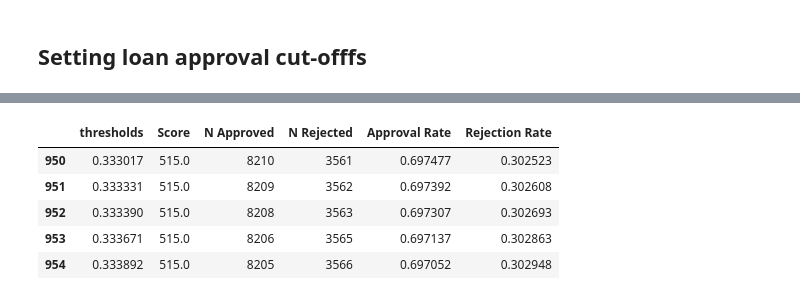
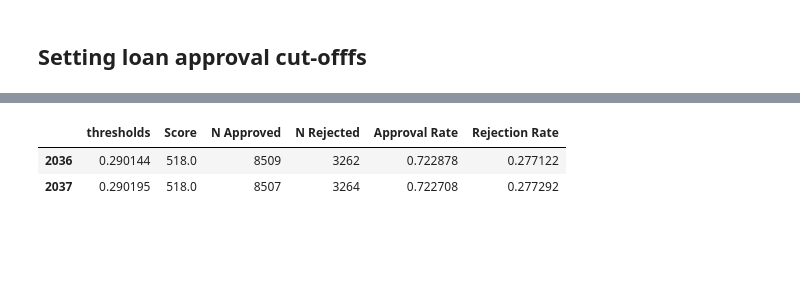
Before and after one commit to dimgag/credit-scorecard, a Jupyter notebook: credit-scorecard-dg.ipynb, the cells around one changed output, grey strips where cells are left out. Cells and saved outputs as stored; diff of their text form; code cells hidden in the pictures; blank space fills up the shorter version.

```diff
--- a/credit-scorecard-dg.ipynb
+++ b/credit-scorecard-dg.ipynb
@@ -1440,7 +1445,7 @@ print(max_sum_score_prel)
 # %%
 # so both our min and max scores are out by +1. we need to manually adjust this
 # Which one? We'll evaluate based on the rounding differences of the minimum category within each Original Feature Name.
-pd.options.display.max_rows = 51
+pd.options.display.max_rows = 74
 df_scorecard['Difference'] = df_scorecard['Score - Preliminary'] - df_scorecard['Score - Calculation']
 df_scorecard
 # %% [output]
@@ -1596,13 +1609,10 @@ df_cutoffs.head()
 # %%
 # let's have a look at the approval and rejection rates at our ideal threshold
-df_cutoffs[df_cutoffs['thresholds'].between(0.3330, 0.3340)]
+df_cutoffs[df_cutoffs['thresholds'].between(0.2901, 0.2902)]
 # %% [output]
 |  | thresholds | Score | N Approved | N Rejected | Approval Rate | Rejection Rate |
-| 950 | 0.333017 | 515.0 | 8210 | 3561 | 0.697477 | 0.302523 |
-| 951 | 0.333331 | 515.0 | 8209 | 3562 | 0.697392 | 0.302608 |
-| 952 | 0.333390 | 515.0 | 8208 | 3563 | 0.697307 | 0.302693 |
-| 953 | 0.333671 | 515.0 | 8206 | 3565 | 0.697137 | 0.302863 |
-| 954 | 0.333892 | 515.0 | 8205 | 3566 | 0.697052 | 0.302948 |
+| 2036 | 0.290144 | 518.0 | 8509 | 3262 | 0.722878 | 0.277122 |
+| 2037 | 0.290195 | 518.0 | 8507 | 3264 | 0.722708 | 0.277292 |
 # %%
 # compare the above rates with the case of the default 0.5 threshold
 df_cutoffs[df_cutoffs['thresholds'].between(0.5, 0.5001)]
```
Also changed, not shown: parts of 28 cells of this notebook.
